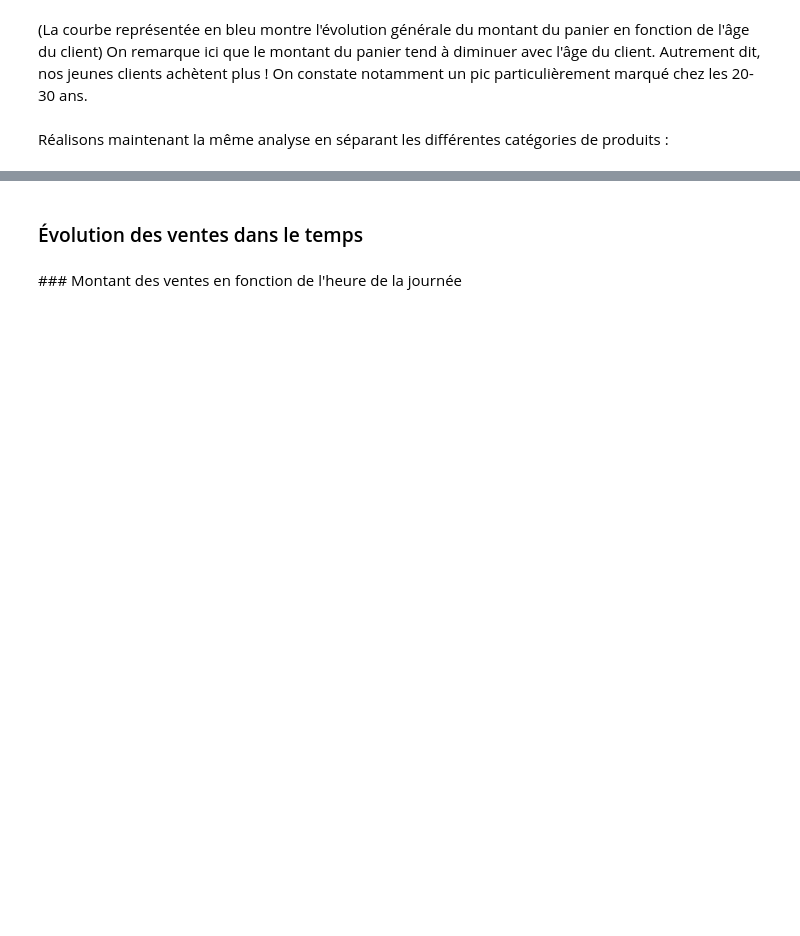
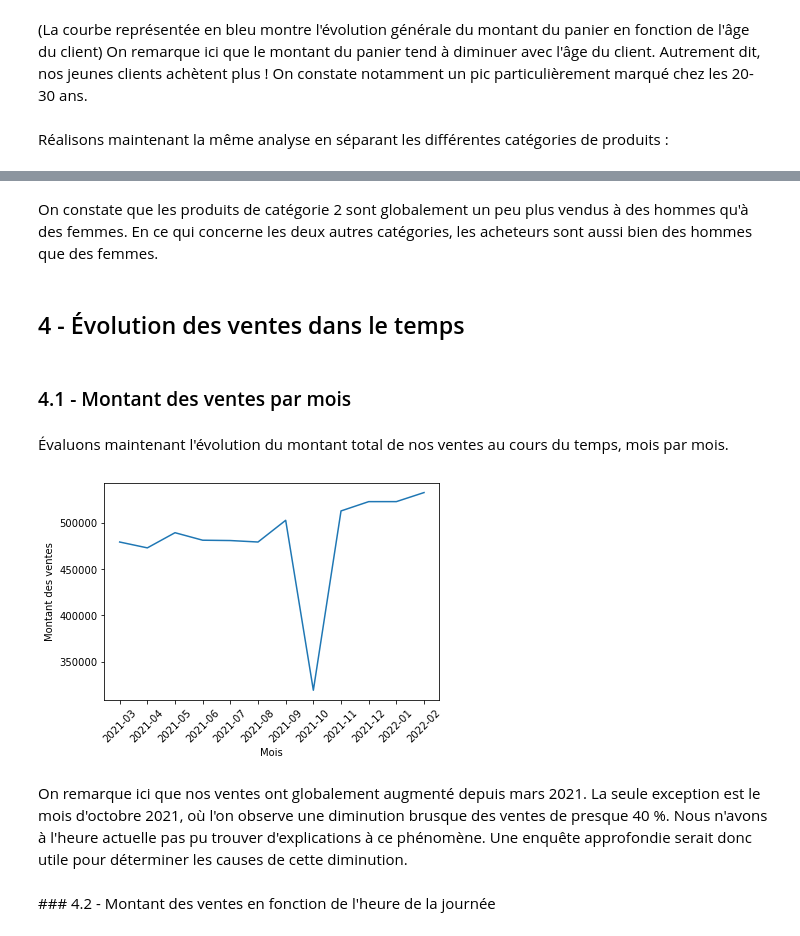
Before and after one commit to vinpap/brief_book_business, a Jupyter notebook: analyze_data.ipynb, the cells around one changed output, grey strips where cells are left out. Cells and saved outputs as stored; diff of their text form; code cells hidden in the pictures; blank space fills up the shorter version.

```diff
--- a/analyze_data.ipynb
+++ b/analyze_data.ipynb
@@ -210,4 +270,23 @@ Réalisons maintenant la même analyse en séparant les différentes catégories
+# %% [markdown]
+On constate que les produits de catégorie 2 sont globalement un peu plus vendus à des hommes qu'à des femmes. En ce qui concerne les deux autres catégories, les acheteurs sont aussi bien des hommes que des femmes.
 # %% [markdown]
-### Évolution des ventes dans le temps
+## 4 - Évolution des ventes dans le temps
+# %% [markdown]
+### 4.1 - Montant des ventes par mois
+# %% [markdown]
+Évaluons maintenant l'évolution du montant total de nos ventes au cours du temps, mois par mois.
+# %%
+year_month = data["date"].apply(lambda x: x[:7])
+data["year_month"] = year_month
+sales_per_date = data.groupby(["year_month"]).sum(numeric_only=True)
+sns.lineplot(data=sales_per_date, x=sales_per_date.index, y="price")
+plt.xticks(rotation=45)
+plt.xlabel("Mois")
+plt.ylabel("Montant des ventes")
+plt.show()
+# %% [output]
+[figure, added]
+# %% [markdown]
+On remarque ici que nos ventes ont globalement augmenté depuis mars 2021. La seule exception est le mois d'octobre 2021, où l'on observe une diminution brusque des ventes de presque 40 %. Nous n'avons à l'heure actuelle pas pu trouver d'explications à ce phénomène. Une enquête approfondie serait donc utile pour déterminer les causes de cette diminution.
 # %% [markdown]
-### Montant des ventes en fonction de l'heure de la journée
+### 4.2 - Montant des ventes en fonction de l'heure de la journée
```
Also changed, not shown: parts of 32 cells of this notebook, 17 other files.
